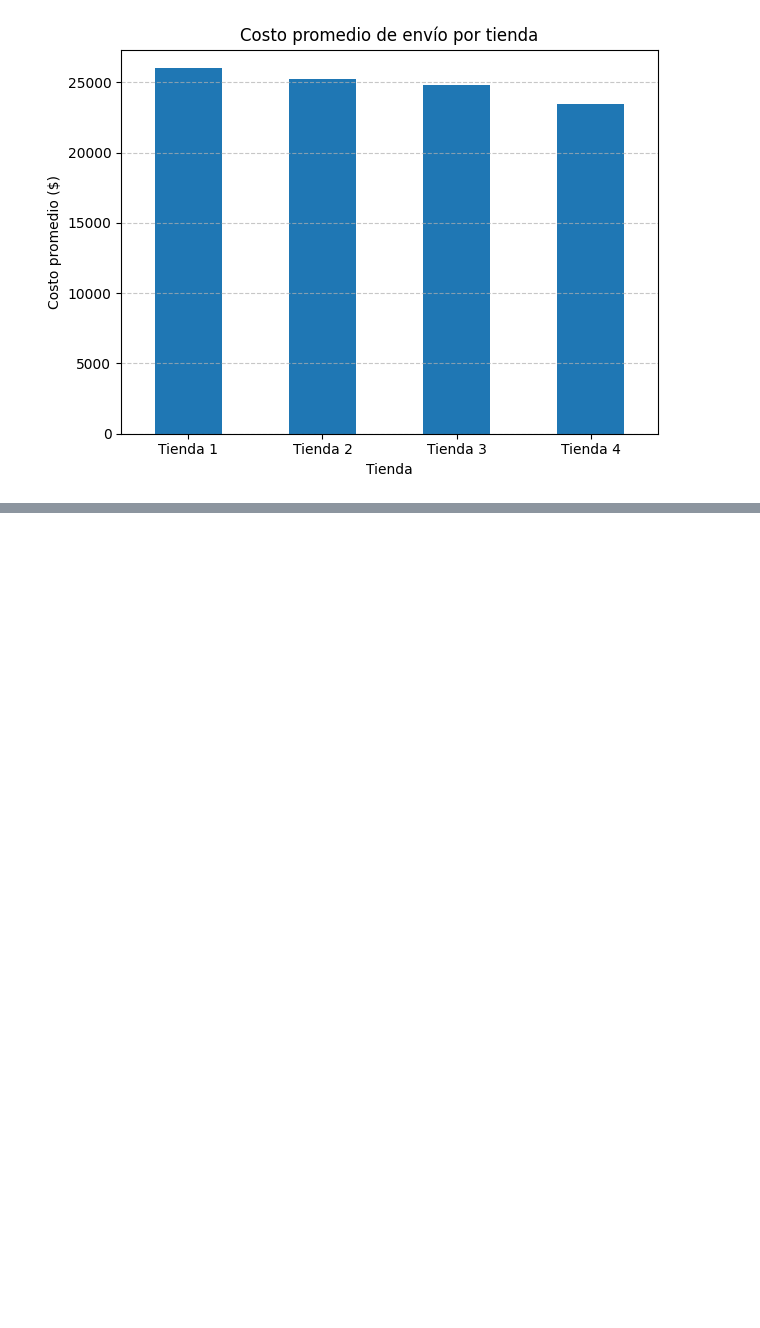
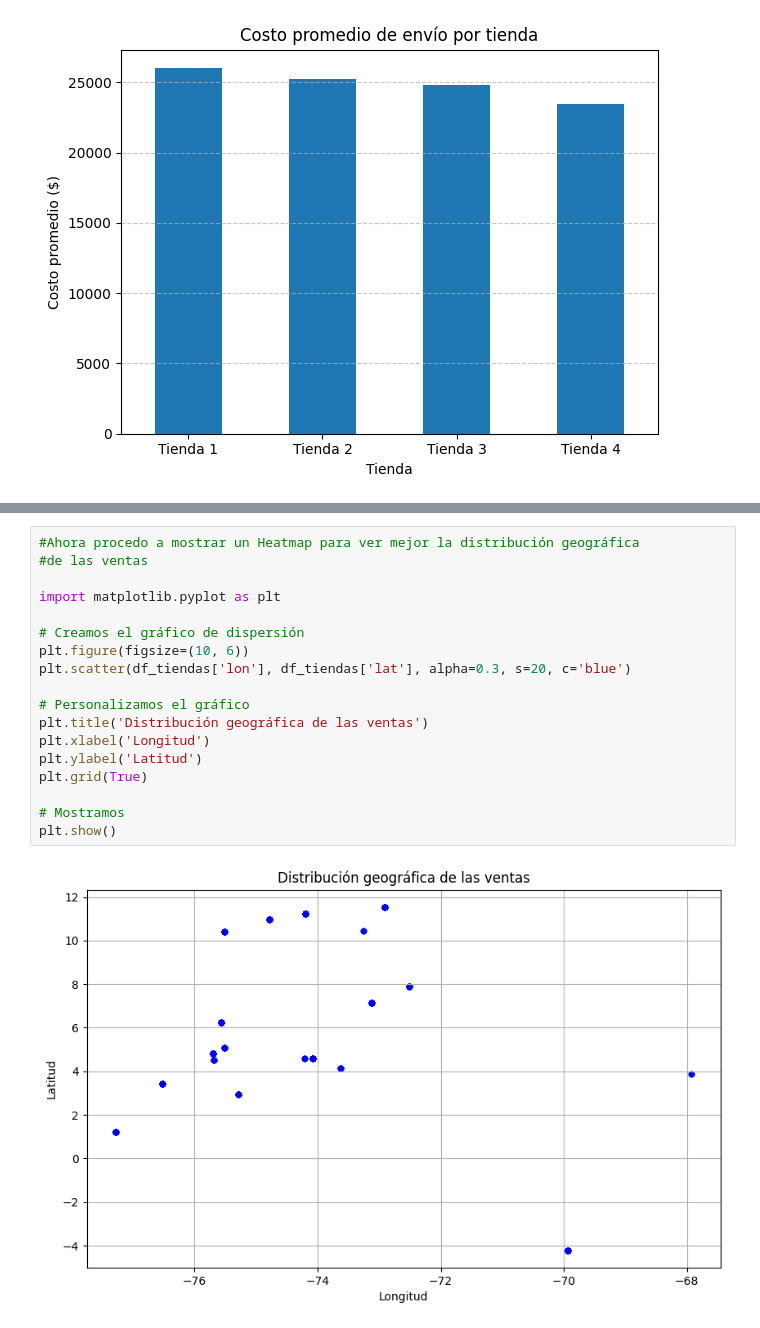
Before and after one commit to DaniBntz/AluraStore, a Jupyter notebook: Challenge_AluraStoreLatam.ipynb, the cells around one changed output, grey strips where cells are left out. Cells and saved outputs as stored; diff of their text form; blank space fills up the shorter version.

```diff
--- a/Challenge_AluraStoreLatam.ipynb
+++ b/Challenge_AluraStoreLatam.ipynb
@@ -460,0 +545,20 @@ plt.show()
+# %%
+#Ahora procedo a mostrar un Heatmap para ver mejor la distribución geográfica
+#de las ventas
+
+import matplotlib.pyplot as plt
+
+# Creamos el gráfico de dispersión
+plt.figure(figsize=(10, 6))
+plt.scatter(df_tiendas['lon'], df_tiendas['lat'], alpha=0.3, s=20, c='blue')
+
+# Personalizamos el gráfico
+plt.title('Distribución geográfica de las ventas')
+plt.xlabel('Longitud')
+plt.ylabel('Latitud')
+plt.grid(True)
+
+# Mostramos
+plt.show()
+# %% [output]
+[figure, added]
```
Also changed, not shown: parts of 8 cells of this notebook.
